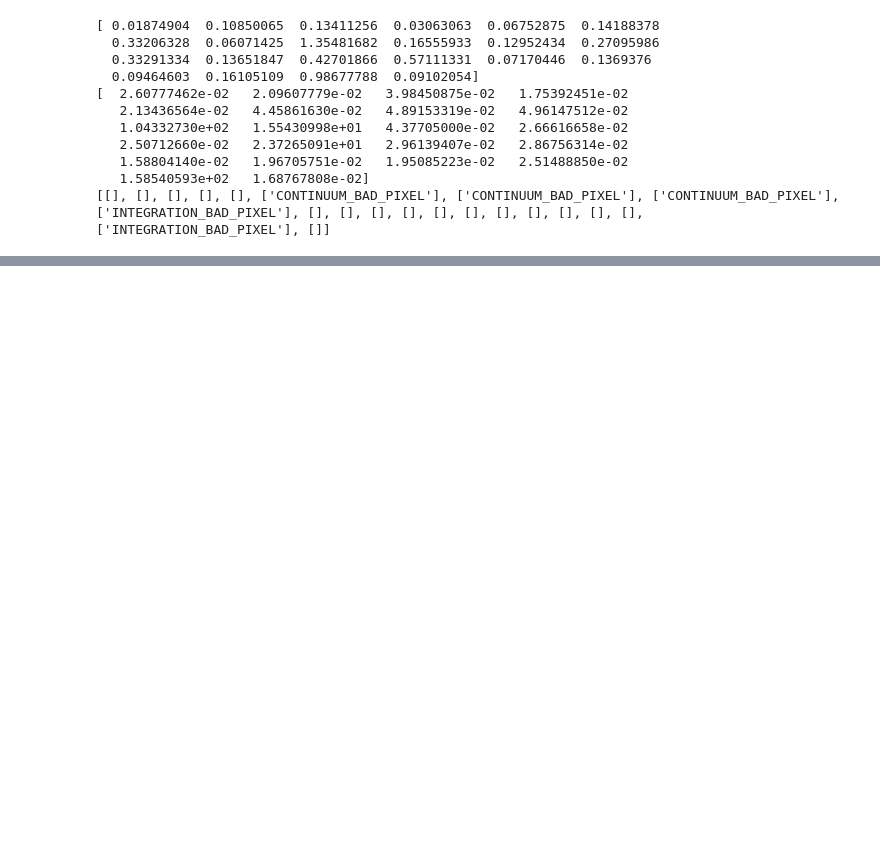
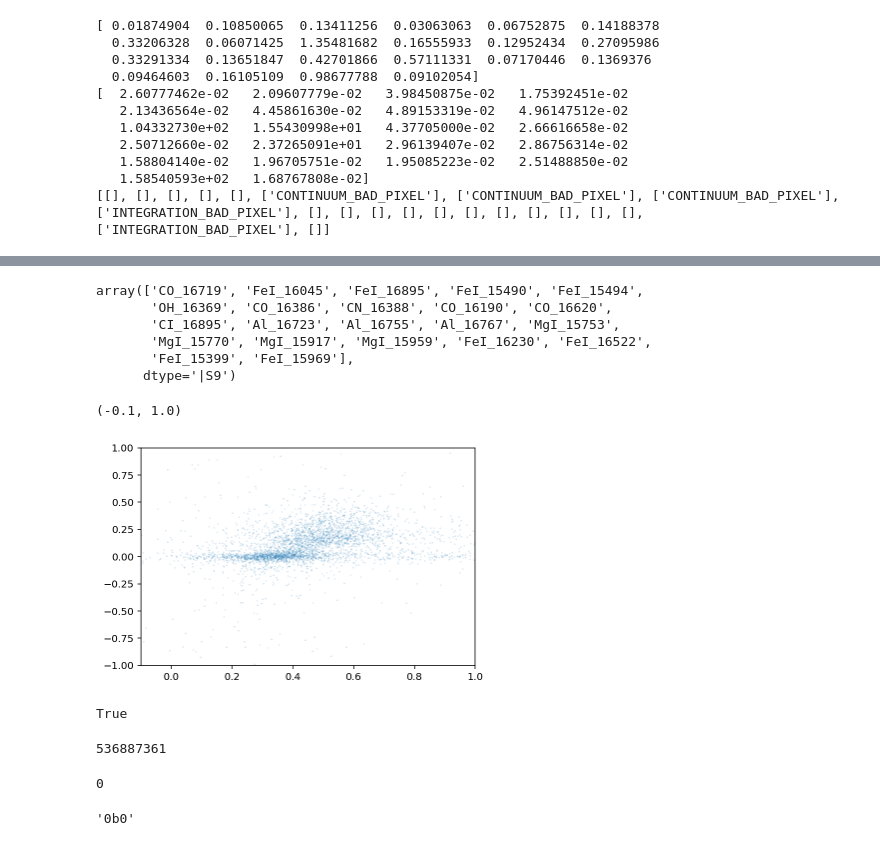
Before and after one commit to jmackereth/sewingmachine, a Jupyter notebook: sewingmachine_tests.ipynb, the cells around one changed output, grey strips where cells are left out. Saved outputs shown, nothing was run; the diff lists cells and outputs as text; code cells hidden in the pictures; blank space fills up the shorter version.

```diff
--- a/sewingmachine_tests.ipynb
+++ b/sewingmachine_tests.ipynb
@@ -86,7 +86,7 @@ try:
 except NameError:
     import measure_apogee
 
-allStarmask = (allStar['GLON'] > 0.) & (allStar['GLON'] < 45.) & (allStar['GLAT'] > 20) & (allStar['VHELIO_AVG'] < 150) & (allStar['VHELIO_AVG'] > -90)
+allStarmask = (allStar['GLON'] > 0.) & (allStar['GLON'] < 45.) & (allStar['GLAT'] > 20) & (allStar['VHELIO_AVG'] < 150) & (allStar['VHELIO_AVG'] > -90) & (allStar['EXTRATARG'] == 0)
 test_allstar = allStar[allStarmask]
 
 ews, errs = measure_apogee.measure_apogee(test_allstar, 'linelists/linelist.txt')
@@ -92,0 +106,32 @@ ews, errs = measure_apogee.measure_apogee(test_allstar, 'linelists/linelist.txt'
+# %%
+lines.labels
+# %% [output]
+array(['CO_16719', 'FeI_16045', 'FeI_16895', 'FeI_15490', 'FeI_15494',
+       'OH_16369', 'CO_16386', 'CN_16388', 'CO_16190', 'CO_16620',
+       'CI_16895', 'Al_16723', 'Al_16755', 'Al_16767', 'MgI_15753',
+       'MgI_15770', 'MgI_15917', 'MgI_15959', 'FeI_16230', 'FeI_16522',
+       'FeI_15399', 'FeI_15969'],
+      dtype='|S9')
+# %%
+plt.scatter(ews[:,7]/ews[:,1], test_allstar['N_FE'], s=0.01)
+plt.ylim(-1.,1.)
+plt.xlim(-0.1,1.)
+# %% [output]
+(-0.1, 1.0)
+[figure, added]
+# %%
+(133 & 7) != 0
+# %% [output]
+True
+# %%
+int('100000000000000100000001000001', 2)
+# %% [output]
+536887361
+# %%
+np.bitwise_and(1033, 0)
+# %% [output]
+0
+# %%
+bin(0)
+# %% [output]
+'0b0'
```
Also changed, not shown: parts of 6 cells of this notebook, 1 other file.
